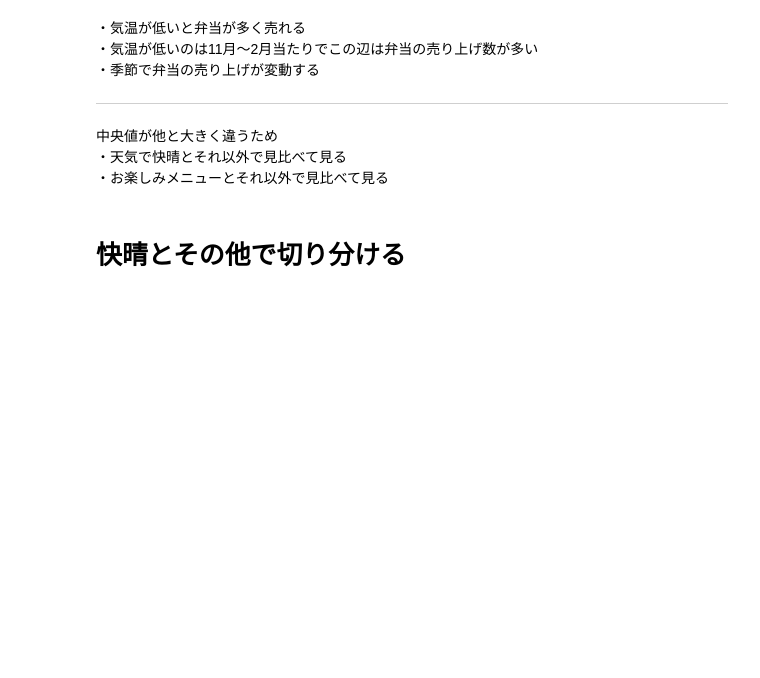
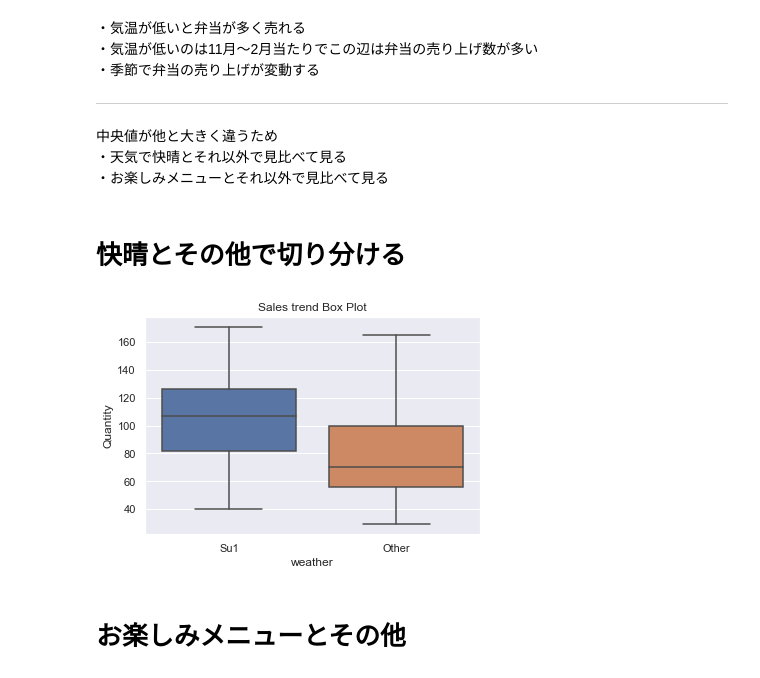
Before and after one commit to its1b3g-kteam/tsubaki_work, a Jupyter notebook: アウトプット/弁当予測/lunch.ipynb, the cells around one changed output. Saved outputs shown, nothing was run; the diff lists cells and outputs as text; code cells hidden in the pictures; blank space fills up the shorter version.

```diff
--- a/アウトプット/弁当予測/lunch.ipynb
+++ b/アウトプット/弁当予測/lunch.ipynb
@@ -439,3 +439,20 @@ plt.show()
 ・お楽しみメニューとそれ以外で見比べて見る
 # %% [markdown]
 # 快晴とその他で切り分ける
+# %%
+by_weather_list = lunch_train_data
+by_weather_list.loc[by_weather_list["weather"] == "Cl","weather"] = "Other"
+by_weather_list.loc[by_weather_list["weather"] == "Su2","weather"] = "Other"
+by_weather_list.loc[by_weather_list["weather"] == "li Cl","weather"] = "Other"
+by_weather_list.loc[by_weather_list["weather"] == "Ra","weather"] = "Other"
+by_weather_list.loc[by_weather_list["weather"] == "Sn","weather"] = "Other"
+by_weather_list.loc[by_weather_list["weather"] == "Raiden","weather"] = "Other"
+# %%
+sns.boxplot(by_weather_list["weather"],by_weather_list["y"])
+plt.title("Sales trend Box Plot")
+plt.ylabel("Quantity")
+plt.show()
+# %% [output]
+[figure, added]
+# %% [markdown]
+# お楽しみメニューとその他
```
Also changed, not shown: parts of 2 cells of this notebook.
